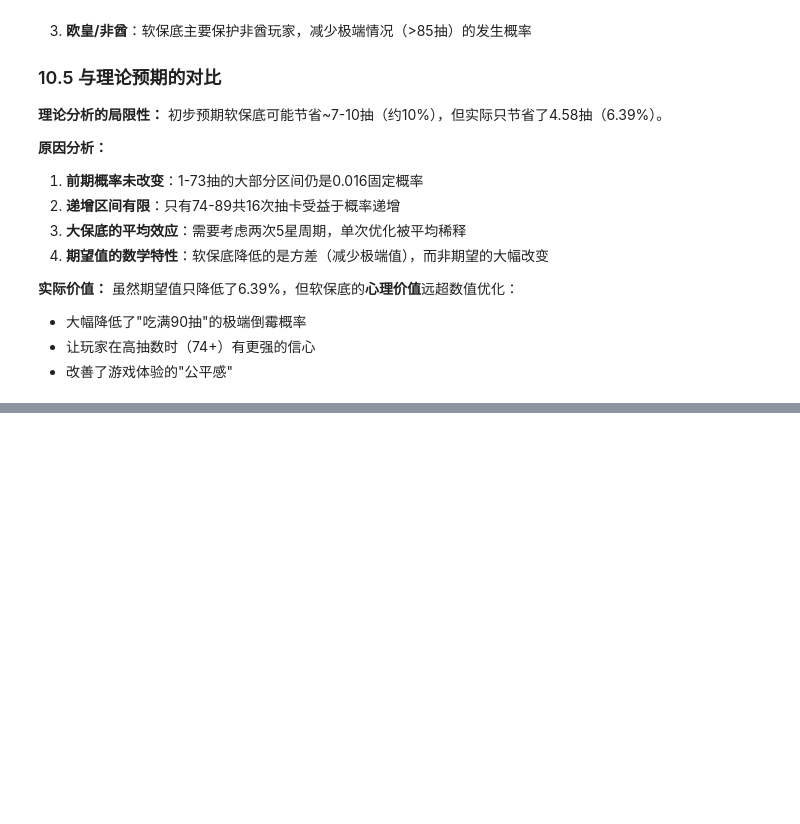
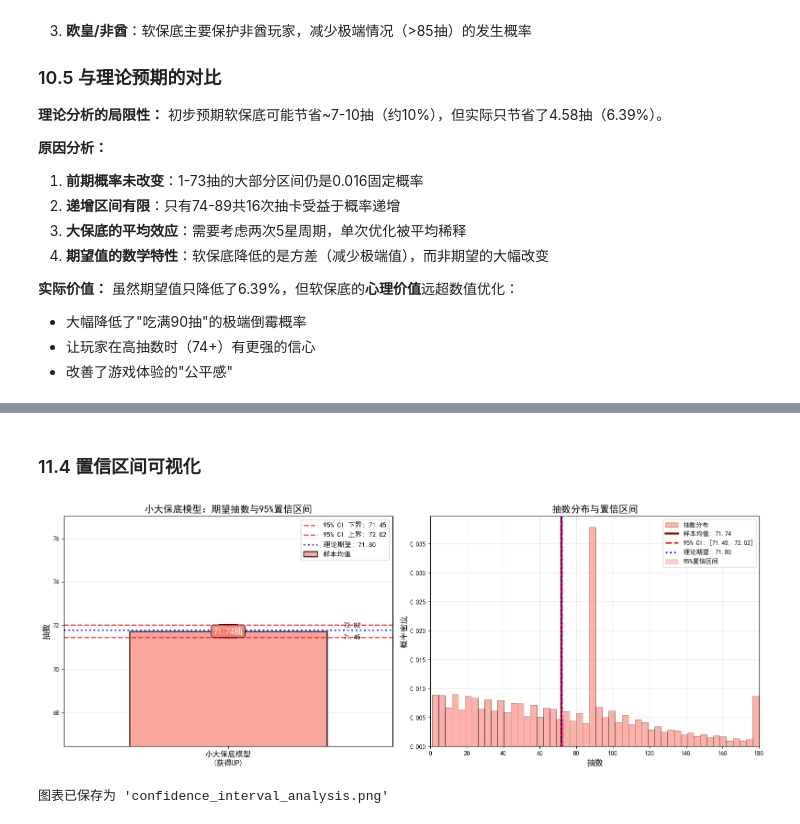
Before and after one commit to NapoleonKarlSilensk/Genshin_Impact-s_wish_mechanism_si140A_final_project, a Jupyter notebook: genshin_wish_simulation.ipynb, the cells around one changed output, grey strips where cells are left out. Saved outputs shown, nothing was run; the diff lists cells and outputs as text; code cells hidden in the pictures; blank space fills up the shorter version.

```diff
--- a/genshin_wish_simulation.ipynb
+++ b/genshin_wish_simulation.ipynb
@@ -748,10 +739,6 @@ for i in range(N_TRIALS_PITY):
         p_success += 1
     else:
         p_pitytime += 1
-
-    # 每20000次打印进度
-    if (i + 1) % 20000 == 0:
-        print(f"  已完成 {i + 1:,} / {N_TRIALS_PITY:,}")
 
 print("\n大小保底模拟实验完成\n")
 
@@ -1452,0 +1537,69 @@ print("图表已保存为 'soft_pity_comparison.png'")
+# %% [markdown]
+### 11.4 置信区间可视化
+# %%
+# 可视化置信区间
+fig, (ax1, ax2) = plt.subplots(1, 2, figsize=(16, 6))
+
+# 1. 期望值与置信区间可视化
+ax1.bar([0], [pity_mean], width=0.6, color='salmon', alpha=0.7,
+        edgecolor='black', linewidth=2, label='样本均值')
+
+# 绘制误差线（置信区间）
+ax1.errorbar(0, pity_mean, yerr=[[pity_mean - pity_ci_l], [pity_ci_u - pity_mean]],
+             fmt='none', ecolor='darkred', elinewidth=3, capsize=15, capthick=3)
+
+# 标注置信区间边界
+ax1.axhline(pity_ci_l, color='red', linestyle='--', linewidth=2, alpha=0.7,
+            label=f'95% CI 下界: {pity_ci_l:.2f}')
+ax1.axhline(pity_ci_u, color='red', linestyle='--', linewidth=2, alpha=0.7,
+            label=f'95% CI 上界: {pity_ci_u:.2f}')
+ax1.axhline(E_t_pity, color='blue', linestyle=':', linewidth=2.5, alpha=0.8,
+            label=f'理论期望: {E_t_pity:.2f}')
+
+# 标注数值
+ax1.text(0, pity_mean, f'{pity_mean:.2f}抽',
+         ha='center', va='center', fontsize=13, fontweight='bold', color='white',
+         bbox=dict(boxstyle='round', facecolor='salmon', alpha=0.9))
+ax1.text(0.35, pity_ci_l, f'{pity_ci_l:.2f}',
+         ha='left', va='center', fontsize=11, fontweight='bold')
+ax1.text(0.35, pity_ci_u, f'{pity_ci_u:.2f}',
+         ha='left', va='center', fontsize=11, fontweight='bold')
+
+ax1.set_ylabel('抽数', fontsize=13, fontweight='bold')
+ax1.set_title('小大保底模型：期望抽数与95%置信区间', fontsize=15, fontweight='bold')
+ax1.set_xticks([0])
+ax1.set_xticklabels(['小大保底模型\n(获得UP)'], fontsize=12)
+ax1.legend(fontsize=11, loc='upper right')
+ax1.grid(True, alpha=0.3, axis='y')
+ax1.set_xlim([-0.5, 0.5])
+ax1.set_ylim([pity_ci_l - 5, pity_ci_u + 5])
+
+# 2. 抽数分布直方图 + 置信区间
+ax2.hist(p_total_wishes, bins=50, density=True, alpha=0.6, color='salmon',
+         edgecolor='black', linewidth=0.5, label='抽数分布')
+ax2.axvline(pity_mean, color='darkred', linestyle='-', linewidth=3,
+            label=f'样本均值: {pity_mean:.2f}')
+ax2.axvline(pity_ci_l, color='red', linestyle='--', linewidth=2.5,
+            label=f'95% CI: [{pity_ci_l:.2f}, {pity_ci_u:.2f}]')
+ax2.axvline(pity_ci_u, color='red', linestyle='--', linewidth=2.5)
+ax2.axvline(E_t_pity, color='blue', linestyle=':', linewidth=2.5,
+            label=f'理论期望: {E_t_pity:.2f}')
+
+# 填充置信区间区域
+ax2.axvspan(pity_ci_l, pity_ci_u, alpha=0.2, color='red', label='95%置信区间')
+
+ax2.set_xlabel('抽数', fontsize=13, fontweight='bold')
+ax2.set_ylabel('概率密度', fontsize=13, fontweight='bold')
+ax2.set_title('抽数分布与置信区间', fontsize=15, fontweight='bold')
+ax2.legend(fontsize=10, loc='upper right')
+ax2.grid(True, alpha=0.3)
+ax2.set_xlim([0, 180])
+
+plt.tight_layout()
+plt.savefig('confidence_interval_analysis.png', dpi=300, bbox_inches='tight')
+plt.show()
+
+print("图表已保存为 'confidence_interval_analysis.png'")
+# %% [output]
+[figure, added]
+图表已保存为 'confidence_interval_analysis.png'
```
Also changed, not shown: parts of 21 cells of this notebook, 7 other files.
